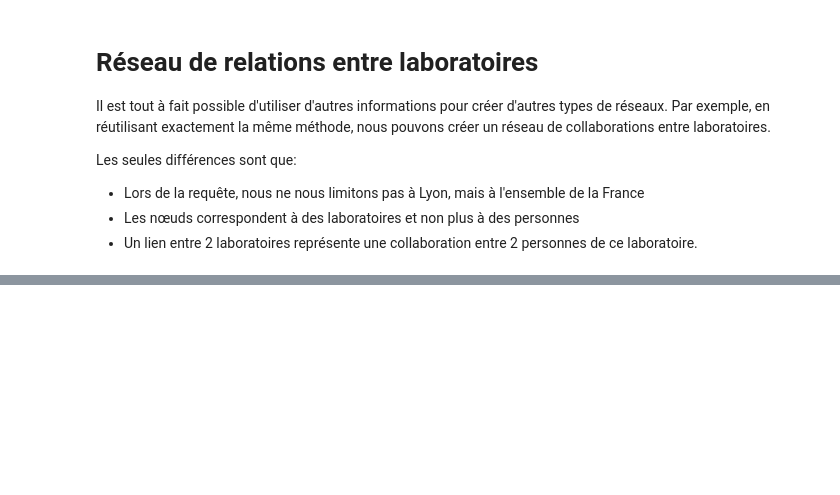
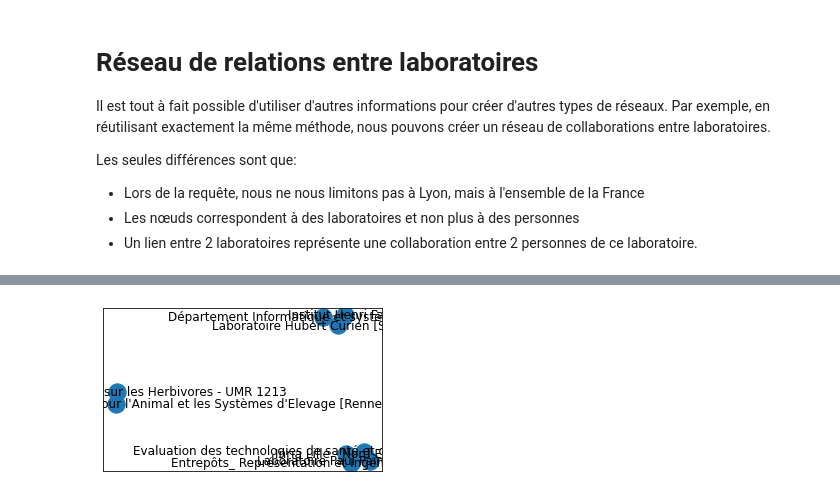
Before and after one commit to Yquetzal/Teaching_notebooks, a Jupyter notebook: Networks/cours_HAL_network.ipynb, the cells around one changed output, grey strips where cells are left out. Saved outputs shown, nothing was run; the diff lists cells and outputs as text; code cells hidden in the pictures; blank space fills up the shorter version.

```diff
--- a/Networks/cours_HAL_network.ipynb
+++ b/Networks/cours_HAL_network.ipynb
@@ -418,0 +489,8 @@ nx.write_graphml(g,"/Users/remycazabet/Downloads/co_labo.graphml")
+# %%
+g_facile = co_occurence_network_laboratory(exemple_facile,"structName_s",threshold=0)
+# %%
+plt.figure(1,figsize=(5,3))
+pos=nx.fruchterman_reingold_layout(g_facile)
+nx.draw_networkx(g_facile,pos=pos)
+# %% [output]
+[figure, added]
```
Also changed, not shown: parts of 47 cells of this notebook, 1 other file.
